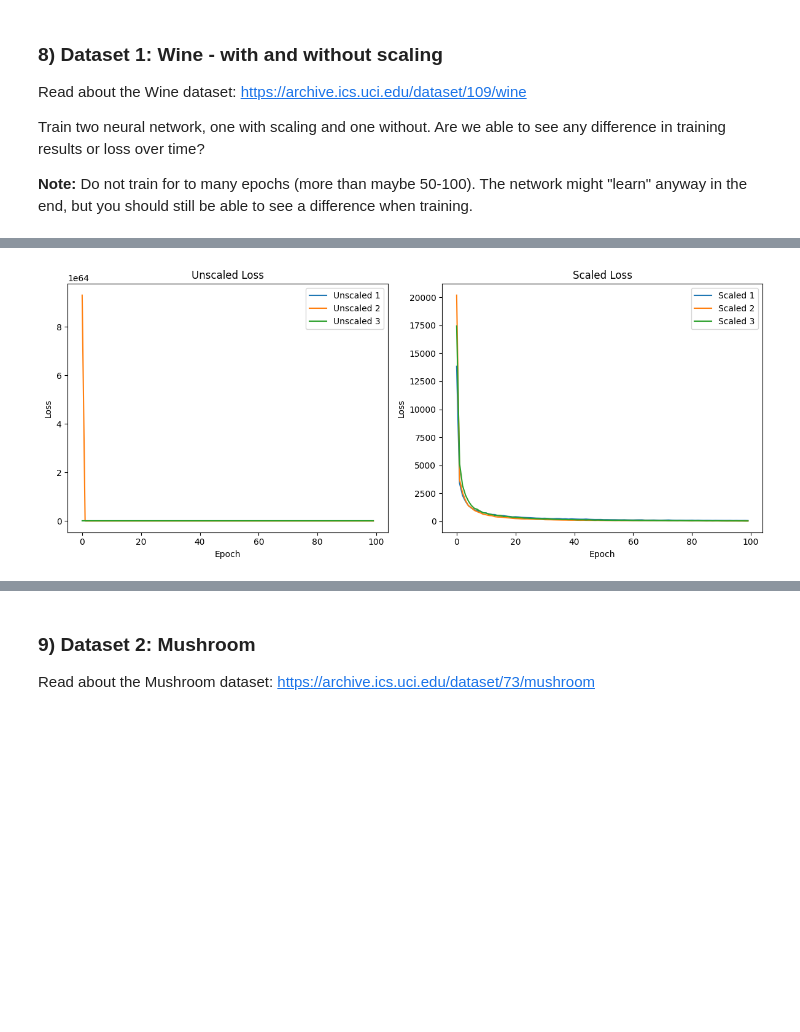
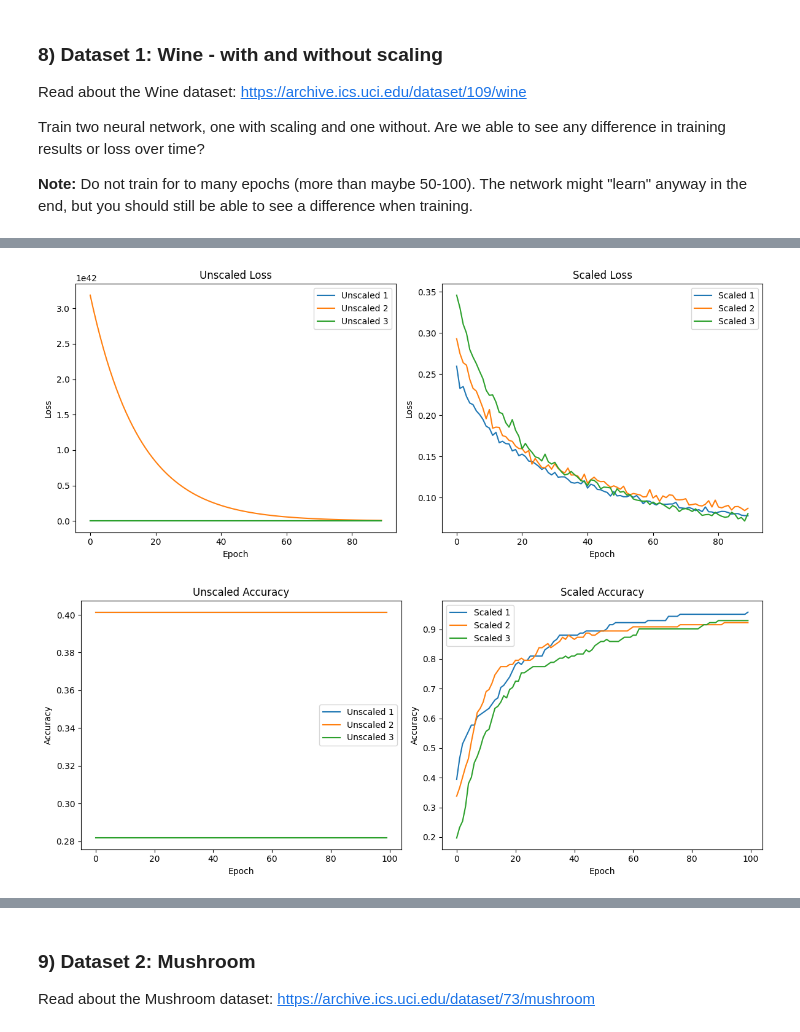
Before and after one commit to iM0ritz/MachineLearning, a Jupyter notebook: Assignment3/ML-Assignment 3-Moritz_Schlitter-Ben_Ertugrul.ipynb, the cells around one changed output, grey strips where cells are left out. Saved outputs shown, nothing was run; the diff lists cells and outputs as text; code cells hidden in the pictures; blank space fills up the shorter version.

```diff
--- a/Assignment3/ML-Assignment 3-Moritz_Schlitter-Ben_Ertugrul.ipynb
+++ b/Assignment3/ML-Assignment 3-Moritz_Schlitter-Ben_Ertugrul.ipynb
@@ -382,7 +411,7 @@ X_unscaled = data_wine[:, :-1]
 y_raw = data_wine[:, -1].astype(int)
 
 # One-hot encoding of the labels
-# Labels [1, 2, 3] -> [0, 1, 2]# TODO: Plot the results with matplotlib (plt)
+# Labels [1, 2, 3] -> [0, 1, 2]
 target_encoder = preprocessing.LabelEncoder()
 y_raw = target_encoder.fit_transform(y_raw)
 
@@ -399,8 +428,8 @@ x_test_scaled = scaler.transform(x_test_unscaled)
 input_dim = x_train_unscaled.shape[1]
 losses_unscaled = []
 losses_scaled = []
-accuracies_unscaled = []
-accuracies_scaled = []
+acc_unscaled = []
+acc_scaled = []
 
 # Training
 for i in range(3):
@@ -410,26 +439,30 @@ for i in range(3):
     print(f"===== Run {i+1} =====")
     # Train Unscaled
     print("Unscaled Training:")
-    loss_u = nn_wine_unscaled.train_net(x_train_unscaled, y_train, batch_size=32, epochs=100, learning_rate=1e-4)
+    loss_u, accuracy_u = nn_wine_unscaled.train_net(x_train_unscaled, y_train, batch_size=32, epochs=100, learning_rate=1e-2)
+    loss_u = loss_u[10:] # remove first huge losses to better plot results
     losses_unscaled.append(loss_u)
+    acc_unscaled.append(accuracy_u)
     print("Scaled Training")
     # Train Scaled
-    loss_s = nn_wine_scaled.train_net(x_train_scaled, y_train, batch_size=32, epochs=100, learning_rate=1e-4)
+    loss_s, accuracy_s = nn_wine_scaled.train_net(x_train_scaled, y_train, batch_size=32, epochs=100, learning_rate=1e-2)
+    loss_s = loss_s[10:] # remove first huge losses to better plot results
     losses_scaled.append(loss_s)
+    acc_scaled.append(accuracy_s)
 
 # Plot the loss
 plt.figure(figsize=(12, 5))
 # Plot 1: Unscaled
-plt.subplot(1, 2, 1) # Row 1, Col 2, Index 1 (Left)
+plt.subplot(1, 2, 1)
 for i, loss in enumerate(losses_unscaled):
     plt.plot(loss, label=f"Unscaled {i+1}")
-plt.title("Unscaled Loss") # Fixed typo "Unsacled"
+plt.title("Unscaled Loss")
 plt.xlabel("Epoch")
 plt.ylabel("Loss")
 plt.legend()
 
 # Plot 2: Scaled
-plt.subplot(1, 2, 2) # Row 1, Col 2, Index 2 (Right) <--- CHANGE THIS
+plt.subplot(1, 2, 2)
 for i, loss in enumerate(losses_scaled):
     plt.plot(loss, label=f"Scaled {i+1}")
 plt.title("Scaled Loss")
@@ -439,6 +472,29 @@ plt.legend()
 
 plt.tight_layout()
 plt.show()
+
+# Plot the accuracy
+plt.figure(figsize=(12, 5))
+# Plot 1: Unscaled
+plt.subplot(1, 2, 1)
+for i, acc in enumerate(acc_unscaled):
+    plt.plot(acc, label=f"Unscaled {i+1}")
+plt.title("Unscaled Accuracy")
+plt.xlabel("Epoch")
+plt.ylabel("Accuracy")
+plt.legend()
+
+# Plot 2: Scaled
+plt.subplot(1, 2, 2)
+for i, acc in enumerate(acc_scaled):
+    plt.plot(acc, label=f"Scaled {i+1}")
+plt.title("Scaled Accuracy")
+plt.xlabel("Epoch")
+plt.ylabel("Accuracy")
+plt.legend()
+
+plt.tight_layout()
+plt.show()
 # %% [output]
 ===== Run 1 =====
 Unscaled Training:
@@ -460,4 +516,5 @@ Epoch 91/100, Loss: 47.6642
-[figure, old version]
+[figure, new version]
+[figure, added]
 # %% [markdown]
 ## Real data and hyper-parameter tuning
 
```
Also changed, not shown: parts of 7 cells of this notebook.
